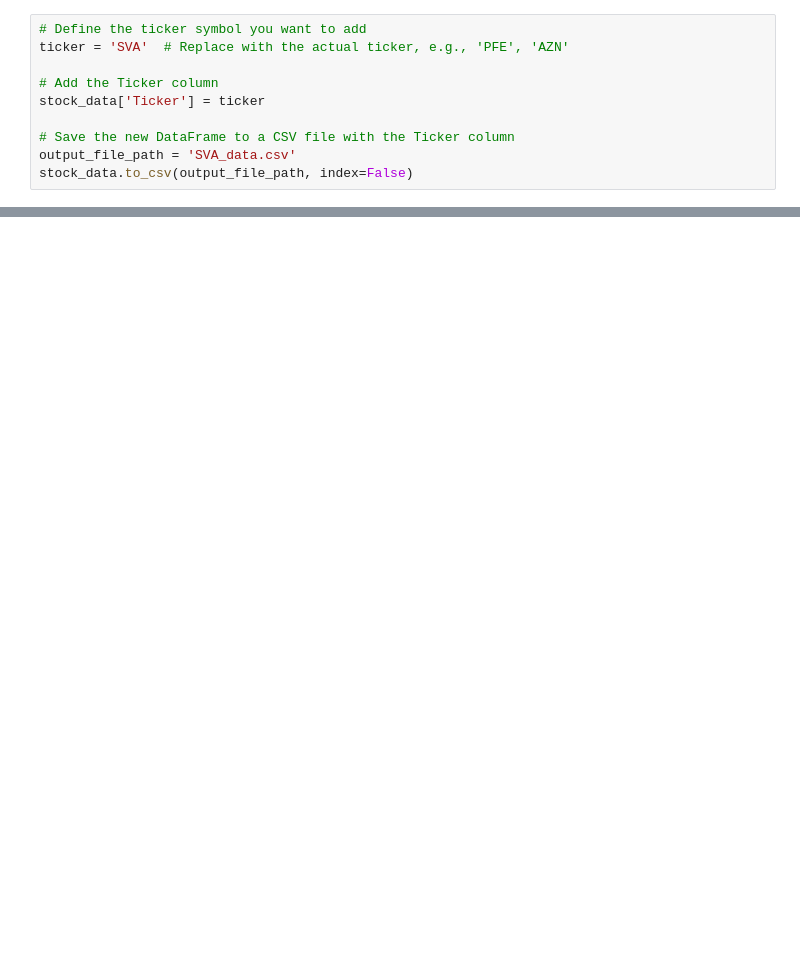
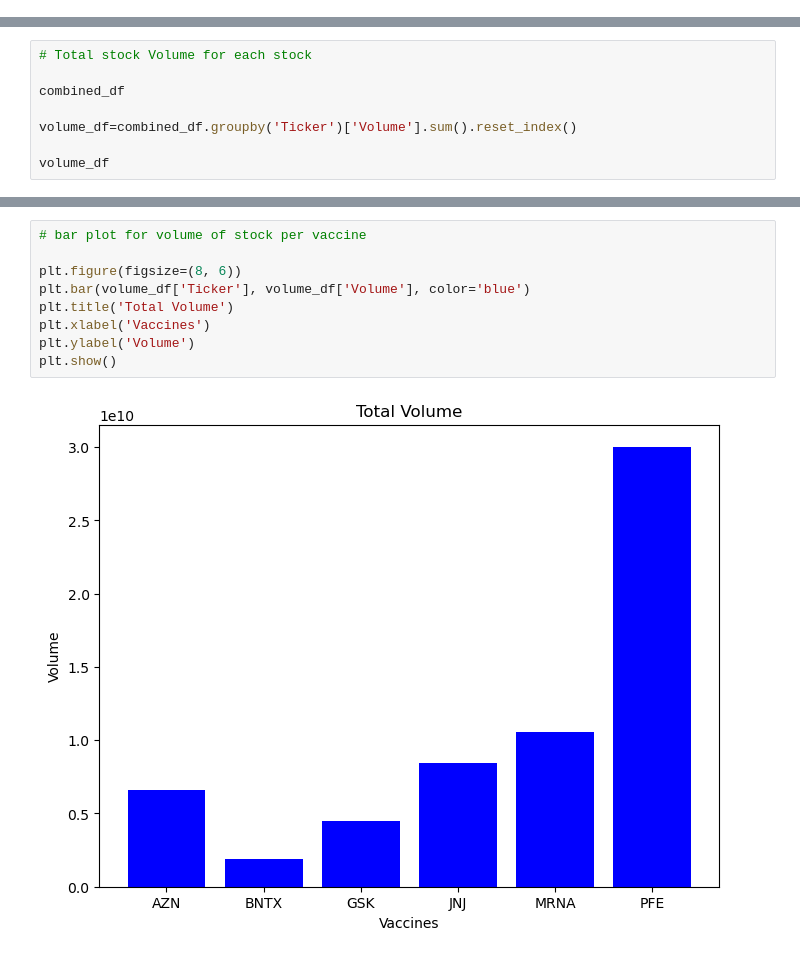
Before and after one commit to nazimben25/project1_group2, a Jupyter notebook: Muskan/stock_analysis.ipynb, the cells around one changed output, grey strips where cells are left out. Cells and saved outputs as stored; diff of their text form; blank space fills up the shorter version.

```diff
--- a/Muskan/stock_analysis.ipynb
+++ b/Muskan/stock_analysis.ipynb
@@ -23,10 +6,0 @@ stock_data.head()
-# %%
-# Define the ticker symbol you want to add
-ticker = 'SVA'  # Replace with the actual ticker, e.g., 'PFE', 'AZN'
-
-# Add the Ticker column
-stock_data['Ticker'] = ticker
-
-# Save the new DataFrame to a CSV file with the Ticker column
-output_file_path = 'SVA_data.csv'
-stock_data.to_csv(output_file_path, index=False)
@@ -89,0 +503,8 @@ Index(['Date', 'Open', 'High', 'Low', 'Close', 'Adj Close', 'Volume',
+# %%
+# Total stock Volume for each stock
+
+combined_df
+
+volume_df=combined_df.groupby('Ticker')['Volume'].sum().reset_index()
+
+volume_df
@@ -89,0 +519,11 @@ Index(['Date', 'Open', 'High', 'Low', 'Close', 'Adj Close', 'Volume',
+# %%
+# bar plot for volume of stock per vaccine
+
+plt.figure(figsize=(8, 6))
+plt.bar(volume_df['Ticker'], volume_df['Volume'], color='blue')
+plt.title('Total Volume')
+plt.xlabel('Vaccines')
+plt.ylabel('Volume')
+plt.show()
+# %% [output]
+[figure, added]
```
Also changed, not shown: parts of 29 cells of this notebook, 5 other files.
